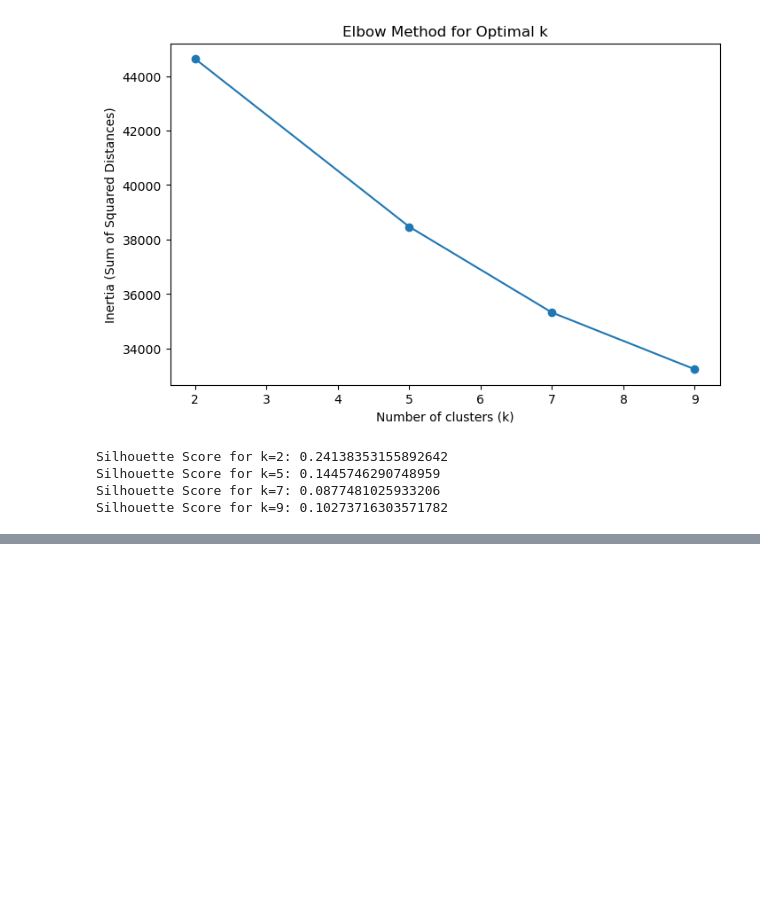
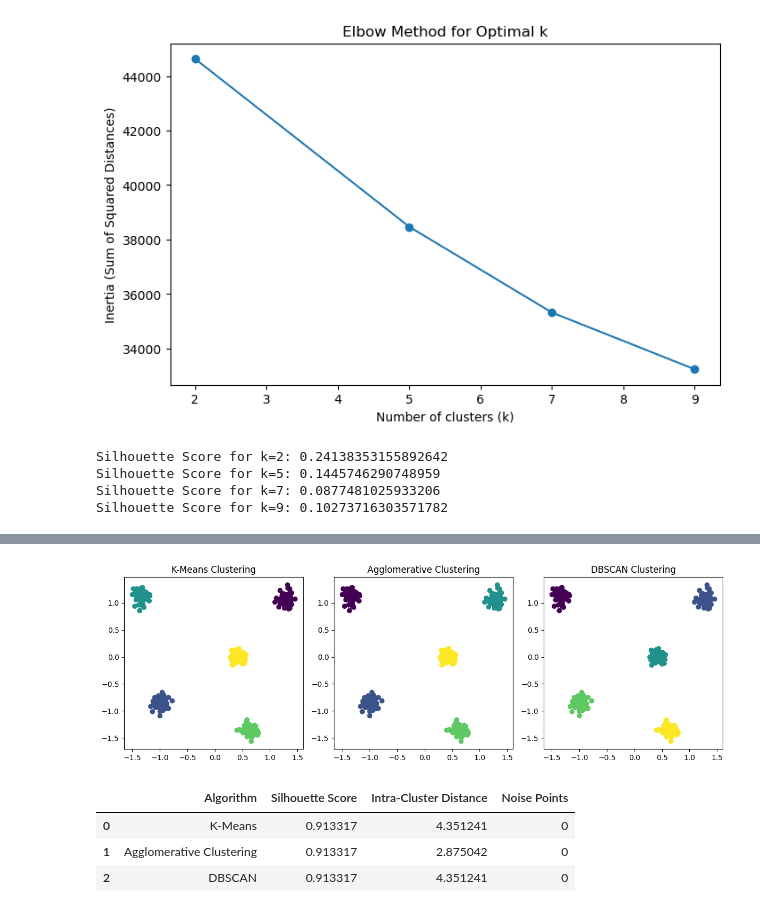
Before and after one commit to arghyawning/data-analytics-1-assignments, a Jupyter notebook: a5/code.ipynb, the cells around one changed output, grey strips where cells are left out. Saved outputs shown, nothing was run; the diff lists cells and outputs as text; code cells hidden in the pictures; blank space fills up the shorter version.

```diff
--- a/a5/code.ipynb
+++ b/a5/code.ipynb
@@ -120,0 +334,47 @@ Silhouette Score for k=9: 0.10273716303571782
+# %%
+plt.figure(figsize=(12, 4))
+
+# K-Means
+plt.subplot(1, 3, 1)
+plt.scatter(X_scaled[:, 0], X_scaled[:, 1], c=labels_kmeans)
+plt.title("K-Means Clustering")
+
+# Agglomerative Clustering
+plt.subplot(1, 3, 2)
+plt.scatter(X_scaled[:, 0], X_scaled[:, 1], c=labels_agg)
+plt.title("Agglomerative Clustering")
+
+# DBSCAN
+plt.subplot(1, 3, 3)
+plt.scatter(X_scaled[:, 0], X_scaled[:, 1], c=labels_dbscan)
+plt.title("DBSCAN Clustering")
+
+plt.tight_layout()
+plt.show()
+# %% [output]
+[figure, added]
+# %%
+# Silhouette scores
+silhouette_kmeans = silhouette_score(X_scaled, labels_kmeans)
+silhouette_agg = silhouette_score(X_scaled, labels_agg)
+silhouette_dbscan = silhouette_score(X_scaled[non_noise_indices], labels_dbscan[non_noise_indices])
+
+# Intra-cluster distance (sum of squared distances to centroids)
+kmeans_intra_distance = kmeans.inertia_
+agg_intra_distance = np.sum([np.linalg.norm(X_scaled[labels_agg == i] - np.mean(X_scaled[labels_agg == i], axis=0)) ** 2 for i in range(3)])
+dbscan_intra_distance = np.sum([np.linalg.norm(X_scaled[labels_dbscan == i] - np.mean(X_scaled[labels_dbscan == i], axis=0)) ** 2 for i in range(np.max(labels_dbscan) + 1)])
+
+# Tabulate results
+results = pd.DataFrame({
+    "Algorithm": ["K-Means", "Agglomerative Clustering", "DBSCAN"],
+    "Silhouette Score": [silhouette_kmeans, silhouette_agg, silhouette_dbscan],
+    "Intra-Cluster Distance": [kmeans_intra_distance, agg_intra_distance, dbscan_intra_distance],
+    "Noise Points": [0, 0, noise_points]
+})
+
+results
+# %% [output]
+|  | Algorithm | Silhouette Score | Intra-Cluster Distance | Noise Points |
+| 0 | K-Means | 0.913317 | 4.351241 | 0 |
+| 1 | Agglomerative Clustering | 0.913317 | 2.875042 | 0 |
+| 2 | DBSCAN | 0.913317 | 4.351241 | 0 |
```
Also changed, not shown: parts of 33 cells of this notebook.
